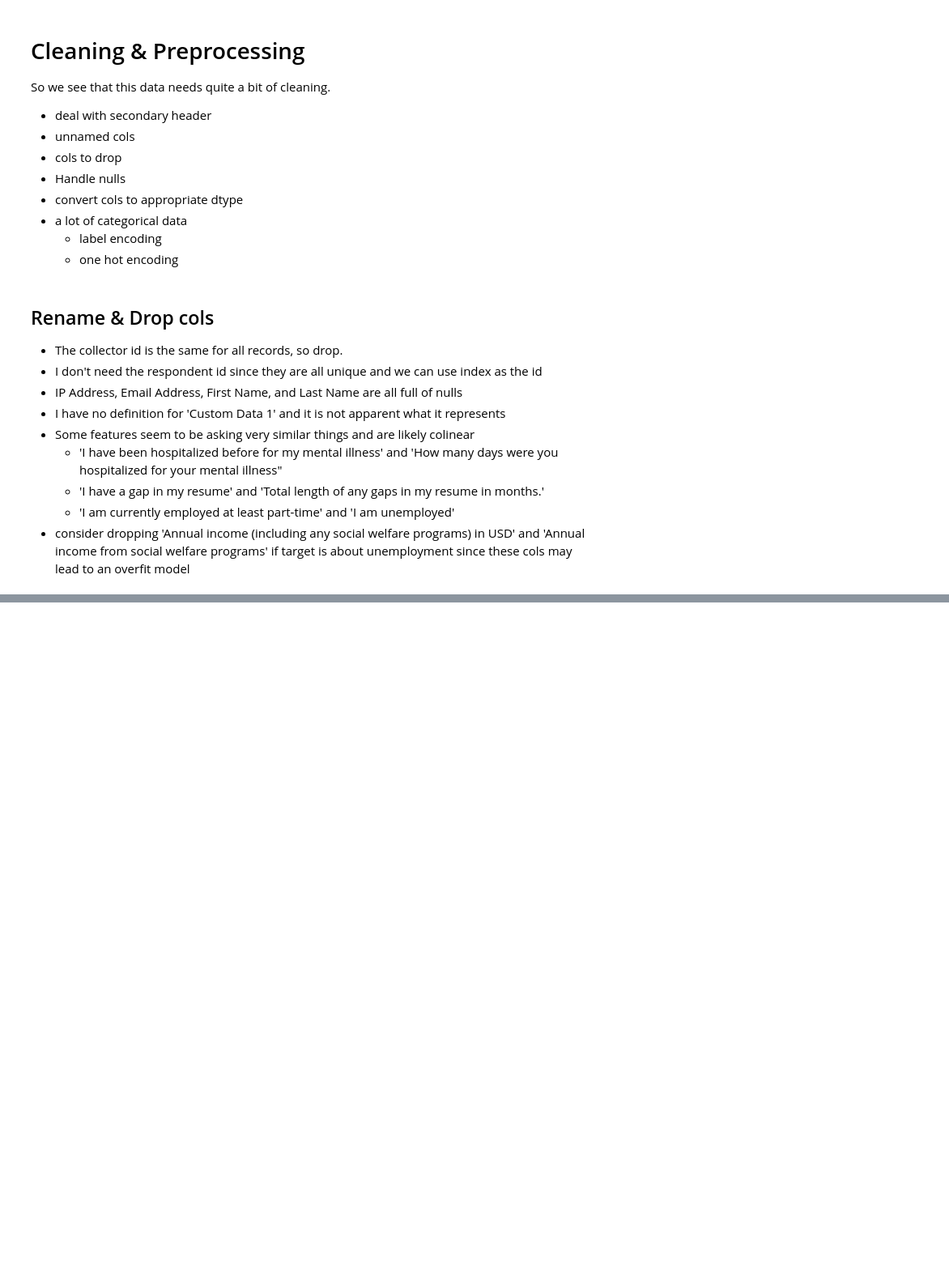
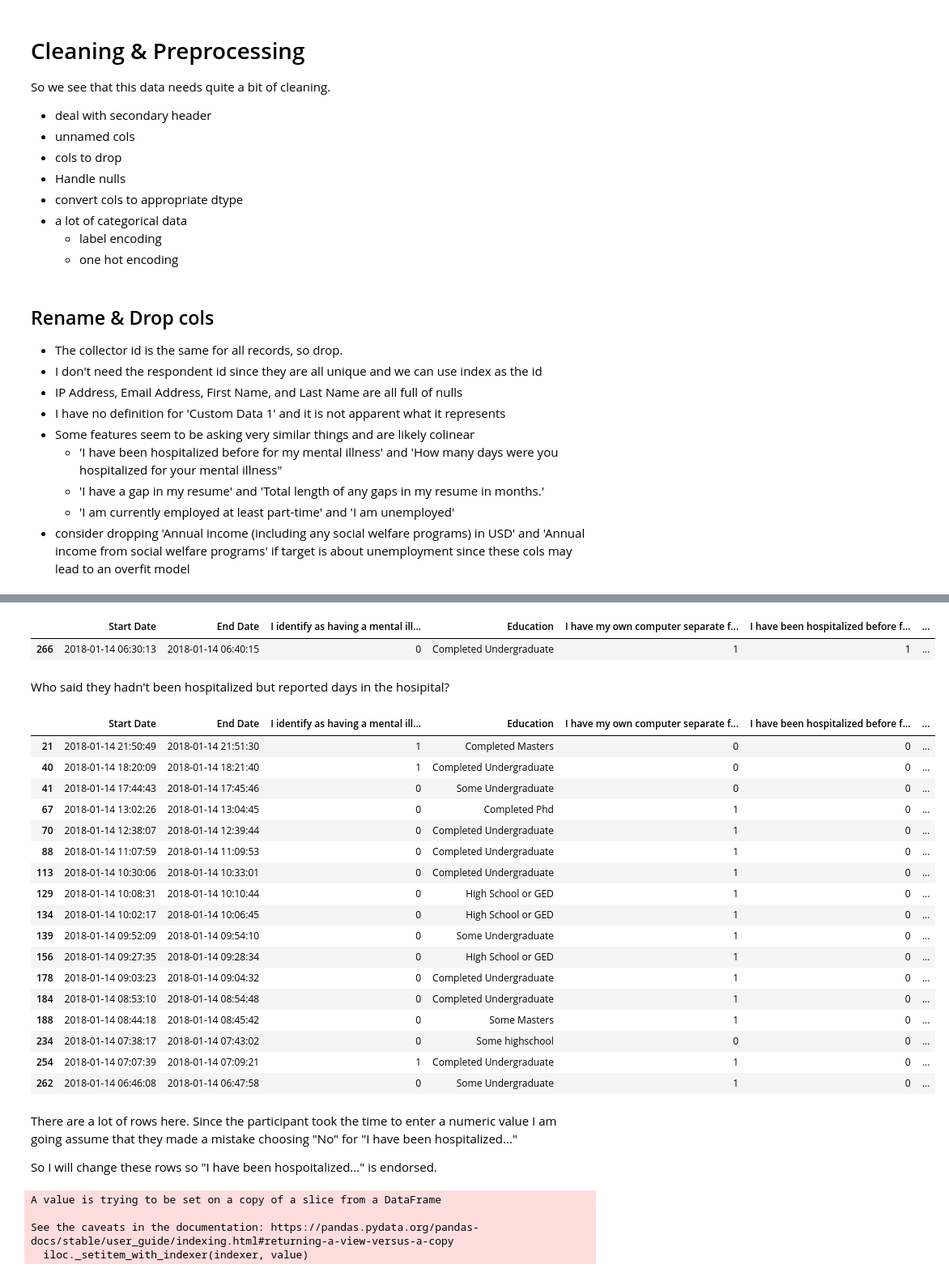
Before and after one commit to camerongridley/UnemploymentMentalHealth, a Jupyter notebook: ModelingV2.ipynb, the cells around one changed output, grey strips where cells are left out. Shown: that part at 81% size. Drawn from its saved outputs; the diff is of its cells as text; code cells hidden in the pictures; blank space fills up the shorter version.

```diff
--- a/ModelingV2.ipynb
+++ b/ModelingV2.ipynb
@@ -129,0 +129,18 @@ data.head()
+# %%
+# the LabelBinarizer converts 'yes' and 'no' responsese to 1 and 0
+from sklearn.preprocessing import LabelBinarizer
+
+le = LabelBinarizer()
+for col in bool_cols:
+    data[col] = le.fit_transform(data[col])
+# %%
+# the remaining cols to deal with are the ones with numeric values but are set as object dtype
+convert_to_numeric = ['How many days were you hospitalized for your mental illness',
+             'Total gaps in resume in months',
+             'Annual income (including any social welfare programs) in USD',
+             'Annual income from social welfare programs',
+             'How many times were you hospitalized for your mental illness'
+            ]
+
+for col in convert_to_numeric:
+    data[col] = pd.to_numeric(data[col])
@@ -129,0 +170,3 @@ data.head()
+# %%
+data['Start Date'] = pd.to_datetime(data['Start Date'])
+data['End Date'] = pd.to_datetime(data['End Date'])
@@ -129,0 +181,49 @@ data.head()
+# %%
+mask_yes_hosp = data['I have been hospitalized before for my mental illness']==1
+mask_hosp_days_na = data['How many days were you hospitalized for your mental illness'].isna()
+data[mask_yes_hosp & mask_hosp_days_na]
+# %% [output]
+|  | Start Date | End Date | I identify as having a mental ill... | Education | I have my own computer separate f... | I have been hospitalized before f... | ... |
+| 266 | 2018-01-14 06:30:13 | 2018-01-14 06:40:15 | 0 | Completed Undergraduate | 1 | 1 | ... |
+# %%
+# Since it is a single record, I am going to drop this row.
+data.drop(index=266, axis=0, inplace=True)
+# reset index since we have dropped 2 rows so far
+data.reset_index(inplace=True, drop=True)
+# %% [markdown]
+Who said they hadn't been hospitalized but reported days in the hosipital?
+# %%
+mask_no_hosp = data['I have been hospitalized before for my mental illness']==0
+mask_hosp_days_gt_0 = data['How many days were you hospitalized for your mental illness']>0
+data[mask_no_hosp & mask_hosp_days_gt_0]
+# %% [output]
+|  | Start Date | End Date | I identify as having a mental ill... | Education | I have my own computer separate f... | I have been hospitalized before f... | ... |
+| 21 | 2018-01-14 21:50:49 | 2018-01-14 21:51:30 | 1 | Completed Masters | 0 | 0 | ... |
+| 40 | 2018-01-14 18:20:09 | 2018-01-14 18:21:40 | 1 | Completed Undergraduate | 0 | 0 | ... |
+| 41 | 2018-01-14 17:44:43 | 2018-01-14 17:45:46 | 0 | Some Undergraduate | 0 | 0 | ... |
+| 67 | 2018-01-14 13:02:26 | 2018-01-14 13:04:45 | 0 | Completed Phd | 1 | 0 | ... |
+| 70 | 2018-01-14 12:38:07 | 2018-01-14 12:39:44 | 0 | Completed Undergraduate | 1 | 0 | ... |
+| 88 | 2018-01-14 11:07:59 | 2018-01-14 11:09:53 | 0 | Completed Undergraduate | 1 | 0 | ... |
+| 113 | 2018-01-14 10:30:06 | 2018-01-14 10:33:01 | 0 | Completed Undergraduate | 1 | 0 | ... |
+| 129 | 2018-01-14 10:08:31 | 2018-01-14 10:10:44 | 0 | High School or GED | 1 | 0 | ... |
+| 134 | 2018-01-14 10:02:17 | 2018-01-14 10:06:45 | 0 | High School or GED | 1 | 0 | ... |
+| 139 | 2018-01-14 09:52:09 | 2018-01-14 09:54:10 | 0 | Some Undergraduate | 1 | 0 | ... |
+| 156 | 2018-01-14 09:27:35 | 2018-01-14 09:28:34 | 0 | High School or GED | 1 | 0 | ... |
+| 178 | 2018-01-14 09:03:23 | 2018-01-14 09:04:32 | 0 | Completed Undergraduate | 1 | 0 | ... |
+| 184 | 2018-01-14 08:53:10 | 2018-01-14 08:54:48 | 0 | Completed Undergraduate | 1 | 0 | ... |
+| 188 | 2018-01-14 08:44:18 | 2018-01-14 08:45:42 | 0 | Some Masters | 1 | 0 | ... |
+| 234 | 2018-01-14 07:38:17 | 2018-01-14 07:43:02 | 0 | Some highschool | 0 | 0 | ... |
+| 254 | 2018-01-14 07:07:39 | 2018-01-14 07:09:21 | 1 | Completed Undergraduate | 1 | 0 | ... |
+| 262 | 2018-01-14 06:46:08 | 2018-01-14 06:47:58 | 0 | Some Undergraduate | 1 | 0 | ... |
+# %% [markdown]
+There are a lot of rows here. Since the participant took the time to enter a numeric value I am going assume that they made a mistake choosing "No" for "I have been hospitalized..."
+
+So I will change these rows so "I have been hospoitalized..." is endorsed.
+# %%
+idxs = data[mask_no_hosp & mask_hosp_days_gt_0]['I have been hospitalized before for my mental illness'].index
+data['I have been hospitalized before for my mental illness'].iloc[idxs] = 1
+# %% [output]
+A value is trying to be set on a copy of a slice from a DataFrame
+
+See the caveats in the documentation: https://pandas.pydata.org/pandas-docs/stable/user_guide/indexing.html#returning-a-view-versus-a-copy
+  iloc._setitem_with_indexer(indexer, value)
```
Also changed, not shown: parts of 49 cells of this notebook.
